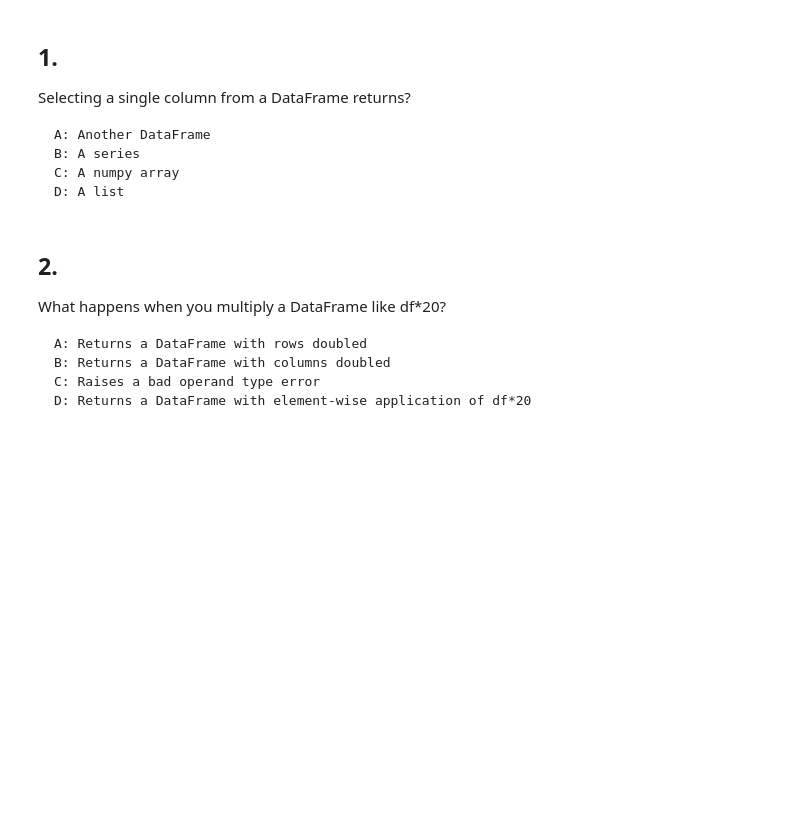
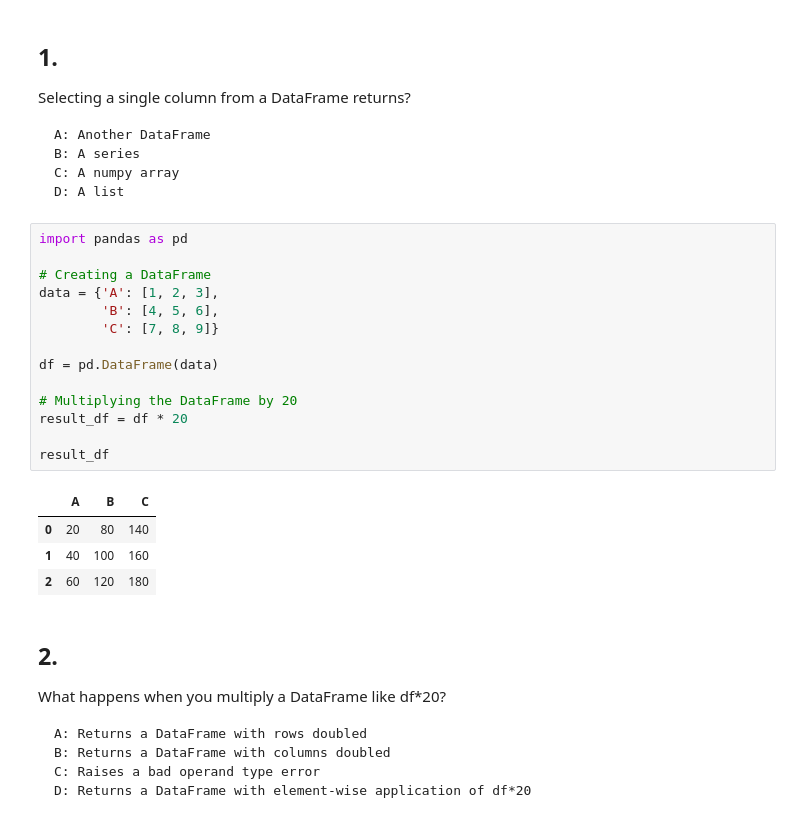
Before and after one commit to iphysresearch/GWData-Bootcamp, a Jupyter notebook: 2023/python/homework-pandas.ipynb, the cells around one changed output. Saved outputs shown, nothing was run; the diff lists cells and outputs as text; blank space fills up the shorter version.

````diff
--- a/2023/python/homework-pandas.ipynb
+++ b/2023/python/homework-pandas.ipynb
@@ -11,6 +11,25 @@ B: A series
 C: A numpy array
 D: A list
 ```
+# %%
+import pandas as pd
+
+# Creating a DataFrame
+data = {'A': [1, 2, 3],
+        'B': [4, 5, 6],
+        'C': [7, 8, 9]}
+
+df = pd.DataFrame(data)
+
+# Multiplying the DataFrame by 20
+result_df = df * 20
+
+result_df
+# %% [output]
+|  | A | B | C |
+| 0 | 20 | 80 | 140 |
+| 1 | 40 | 100 | 160 |
+| 2 | 60 | 120 | 180 |
 # %% [markdown]
 ## 2.
 
````
Also changed, not shown: parts of 12 cells of this notebook, 7 other files.
